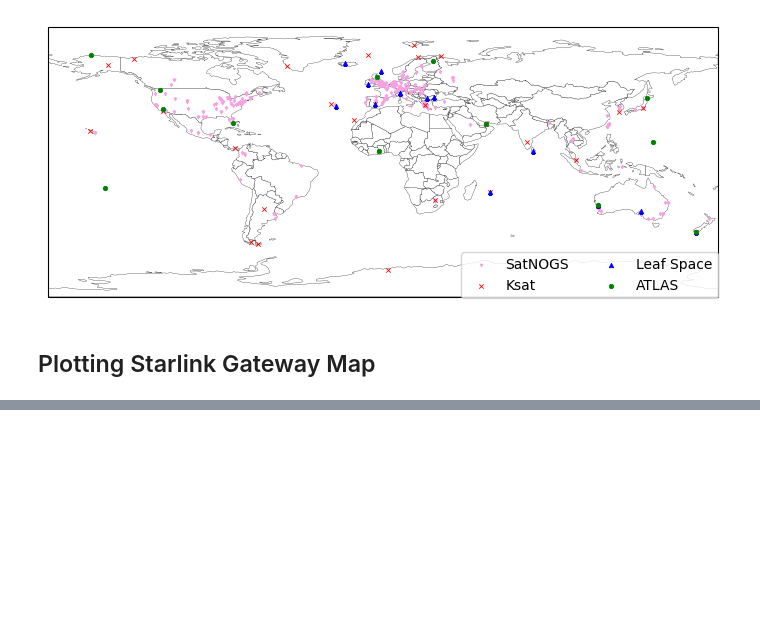
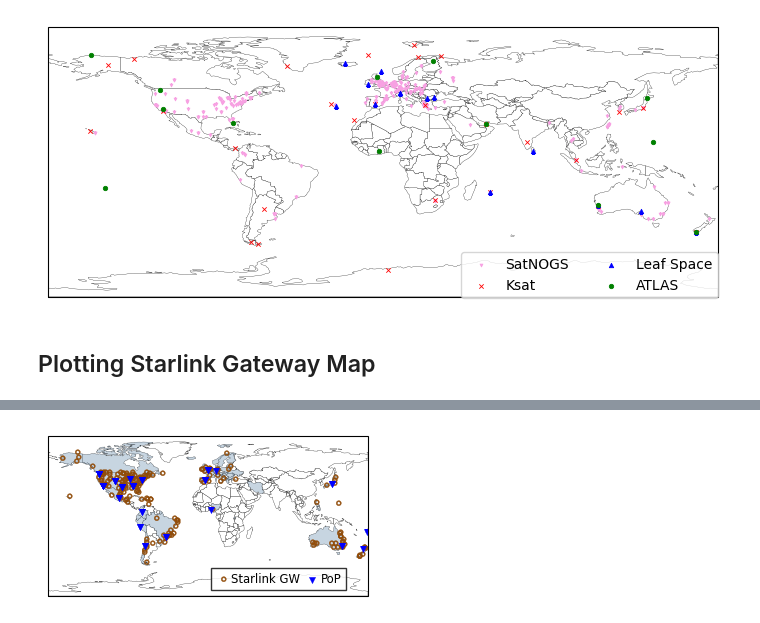
Before and after one commit to Rakagami/datascience_satellites_and_me, a Jupyter notebook: maps.ipynb, the cells around one changed output, grey strips where cells are left out. Saved outputs shown, nothing was run; the diff lists cells and outputs as text; code cells hidden in the pictures; blank space fills up the shorter version.

```diff
--- a/maps.ipynb
+++ b/maps.ipynb
@@ -291,0 +401,63 @@ plt.show()
+# %%
+world = geopandas.read_file(geopandas.datasets.get_path('naturalearth_lowres'))
+#world = world[(world.name!="Antarctica")]
+
+fig, ax = plt.subplots(figsize=(3.5, 1.9), subplot_kw={'projection': ccrs.PlateCarree()})
+
+cmap = colors.ListedColormap(cols[:-2])
+world.plot(facecolor = "white", edgecolor="black", ax=ax, linewidth=0.2)
+
+# Plot Country Patches where a Starlink is available
+def plotCountryPatch( axes, country_name, fcolor ):
+    # plot a country on the provided axes
+    nami = world[world.name == country_name]
+    namigm = nami.__geo_interface__['features']  # geopandas's geo_interface
+    namig0 = {'type': namigm[0]['geometry']['type'], \
+              'coordinates': namigm[0]['geometry']['coordinates']}
+    axes.add_patch(PolygonPatch( namig0, fc=fcolor, ec="black", alpha=0.4, zorder=2, linewidth=0.0 ))
+for c in countries:
+    c = "United States of America" if c == "United States" else c
+
+    if(c in world["name"].values):
+        plotCountryPatch(ax, c, cols[2])
+
+# Plotting GS points
+def plot_gsdata(gsdata_df, ax, label, marker, color, size=10, lw=0.6):
+    latitude, longitude = gsdata_df["lat"], gsdata_df["long"]
+    ax.scatter(longitude, latitude,
+               sizes = [size],
+               color=color,
+               zorder = 10,
+               marker=marker,
+               linewidth = lw,
+               label=label)
+
+
+plot_gsdata(gateway_df, ax, "Starlink GW", "$\circ$", cols[4], 30, lw=0.3)
+plot_gsdata(pop_df, ax, "PoP", "v", "blue", 20, lw=0.3)
+#plot_gsdata(slgs_df[(slgs_df["srctype"] == "filing") | (slgs_df["srctype"] == "filing2")],
+#            ax, "traceable to official public document", "x", "red", size=2)
+#plot_gsdata(slgs_df[slgs_df["srctype"] == "filing2"],
+#            ax, "Ksat", "x", "blue", size=2)
+#plot_gsdata(slgs_df[slgs_df["srctype"] == "crowdsourced"],
+#            ax, "crowdsourced", "o", "green", size=2)
+#plot_gsdata(gsdata_leaf, ax, "Leaf Space", "^", "blue")
+#plot_gsdata(gsdata_atlas, ax, "ATLAS", "o", "green")
+
+ax.set_extent([-180, 180, -90, 90], ccrs.PlateCarree())
+ax.get_xaxis().set_ticks([])
+ax.get_yaxis().set_ticks([])
+
+#plt.legend(loc = "lower left")
+#plt.legend(loc='lower right', bbox_to_anchor=(1.01, -0.03),
+#          ncol=2, fancybox=True, shadow=False)
+ax.legend(loc="lower right", fontsize="small", ncol=2, edgecolor="k", handlelength=1, labelspacing=0.06,
+          columnspacing=0.5, bbox_to_anchor=(0.95, 0.0), handletextpad=0.3, fancybox=False)
+
+plt.axis('tight')
+plt.tight_layout()
+plt.savefig("figures/map_starlink_gws.pdf", bbox_inches="tight", pad_inches=0)
+plt.savefig("figures/map_starlink_gws.svg", bbox_inches="tight", pad_inches=0)
+plt.show()
+# %% [output]
+[figure, added]
```
Also changed, not shown: parts of 21 cells of this notebook, 5 other files.
